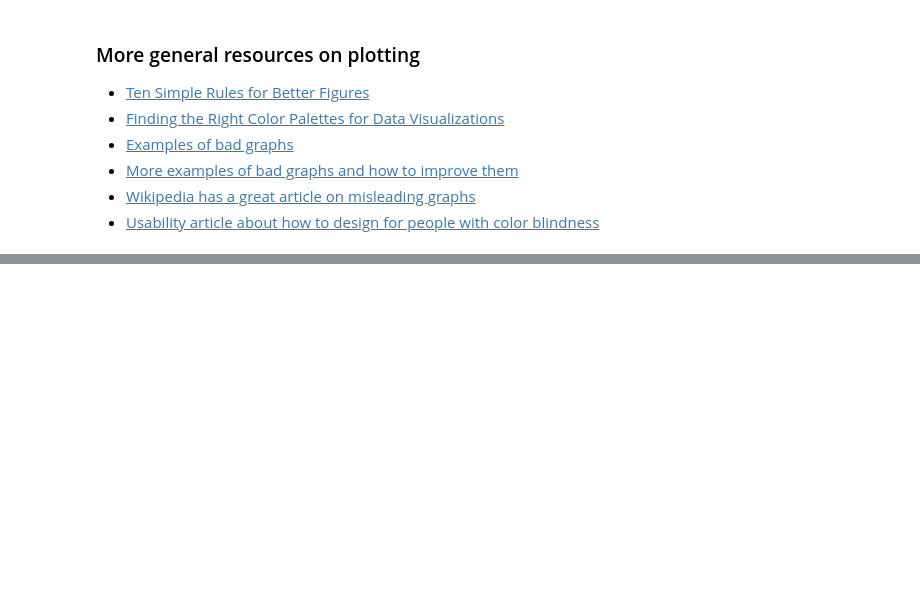
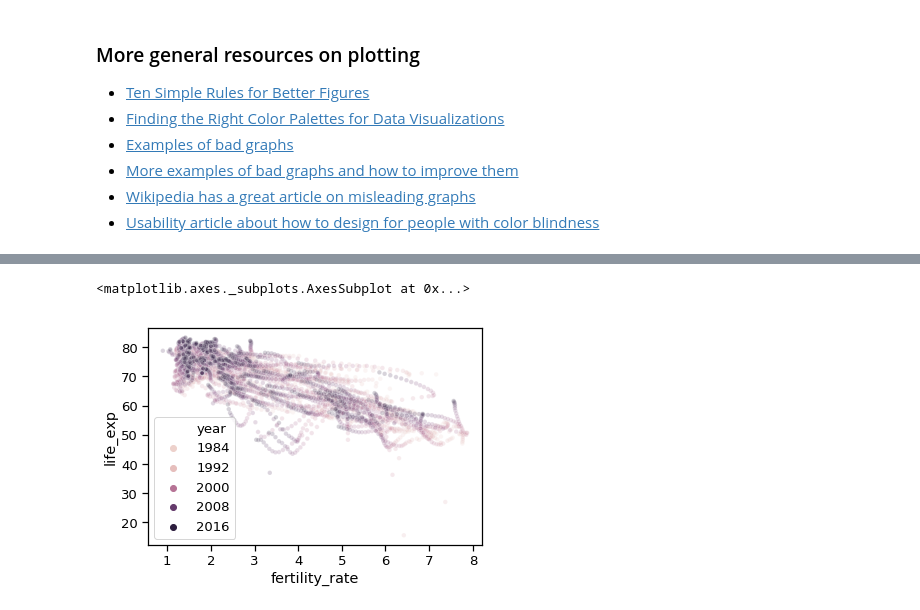
Before and after one commit to mbonsma/python-workshop, a Jupyter notebook: python-workshop.ipynb, the cells around one changed output, grey strips where cells are left out. Drawn from its saved outputs; the diff is of its cells as text; code cells hidden in the pictures; blank space fills up the shorter version.

```diff
--- a/python-workshop.ipynb
+++ b/python-workshop.ipynb
@@ -2087,0 +2236,10 @@ Python is so general-purpose and popular that many amazing packages exist to wor
+# %%
+life_exp_fertility["year"] = pd.to_numeric(life_exp_fertility["year"])
+# %%
+fig, ax = plt.subplots(1,1)
+
+sns.scatterplot(ax = ax, data = life_exp_fertility.dropna(), x = 'fertility_rate', y = 'life_exp', hue = 'year',
+               s = 20, alpha = 0.2)
+# %% [output]
+<matplotlib.axes._subplots.AxesSubplot at 0x...>
+[figure, added]
```
Also changed, not shown: parts of 22 cells of this notebook.
